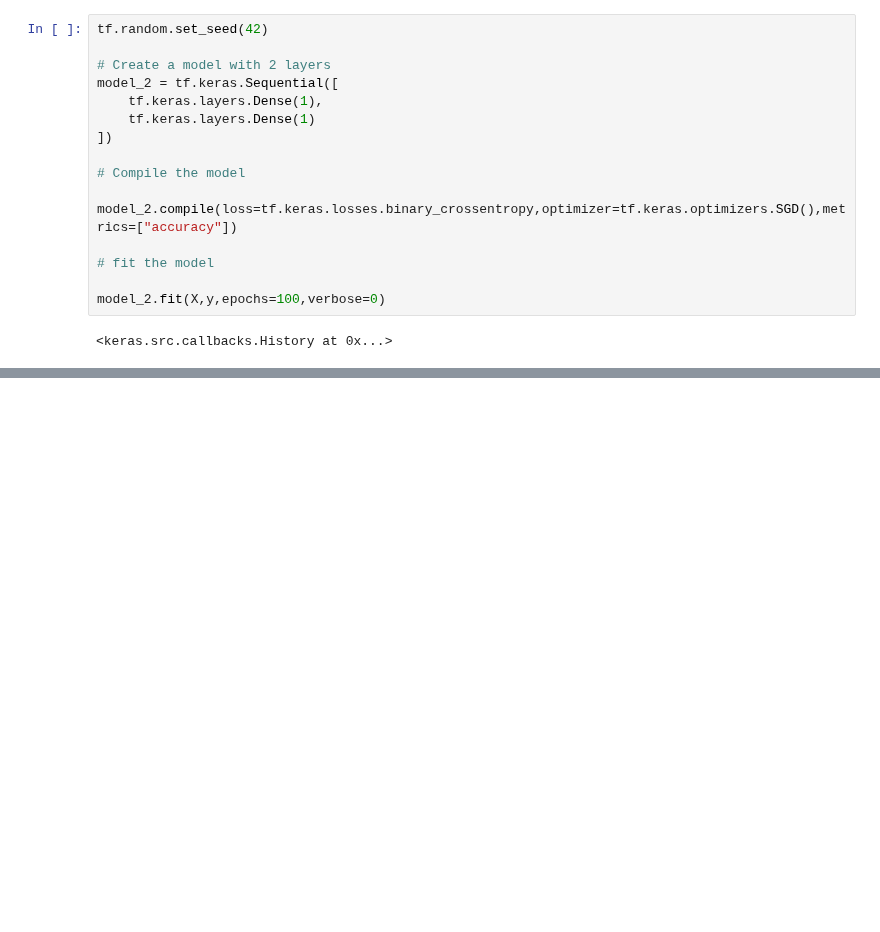
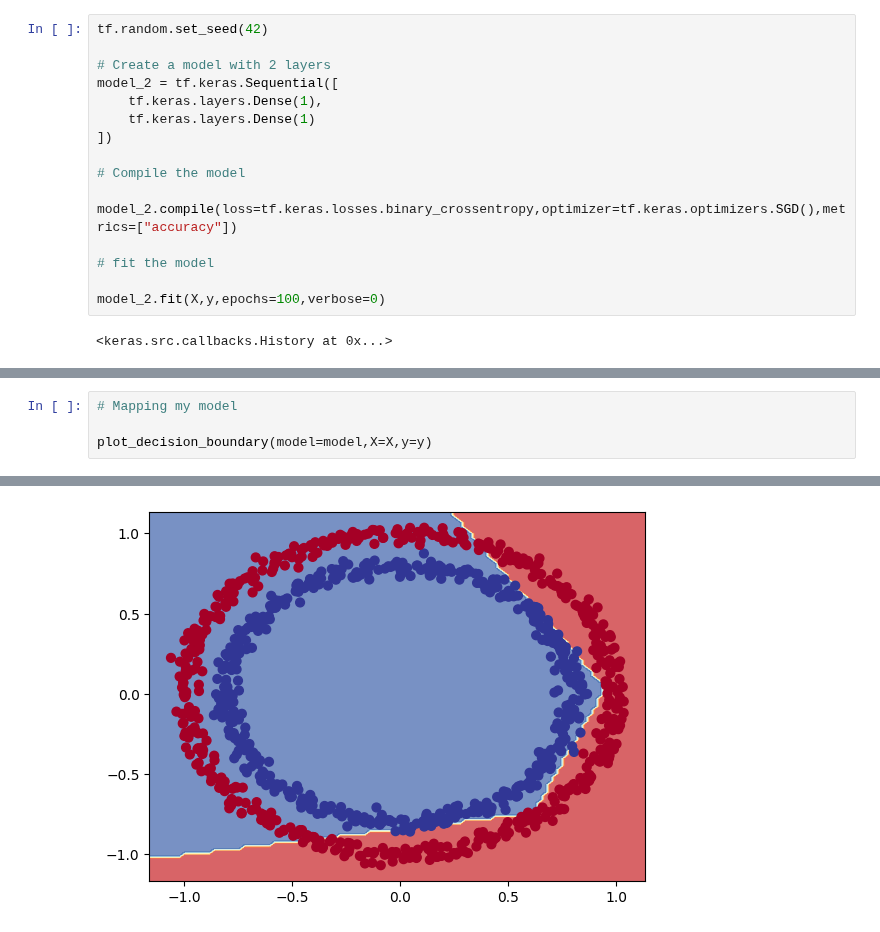
Before and after one commit to Ultan-Kearns/ZTM-Tensorflow-Developer-Certificate, a Jupyter notebook: 02_Neural_Network_Classification_with_Tensorflow.ipynb, the cells around one changed output, grey strips where cells are left out. Cells and saved outputs as stored; diff of their text form; blank space fills up the shorter version.

```diff
--- a/02_Neural_Network_Classification_with_Tensorflow.ipynb
+++ b/02_Neural_Network_Classification_with_Tensorflow.ipynb
@@ -195,0 +299,5 @@ model_2.evaluate(X,y)
+# %%
+# Mapping my model
+
+plot_decision_boundary(model=model,X=X,y=y)
+# %% [output]
@@ -195,0 +306 @@ model_2.evaluate(X,y)
+[figure, added]
```
Also changed, not shown: parts of 12 cells of this notebook.
